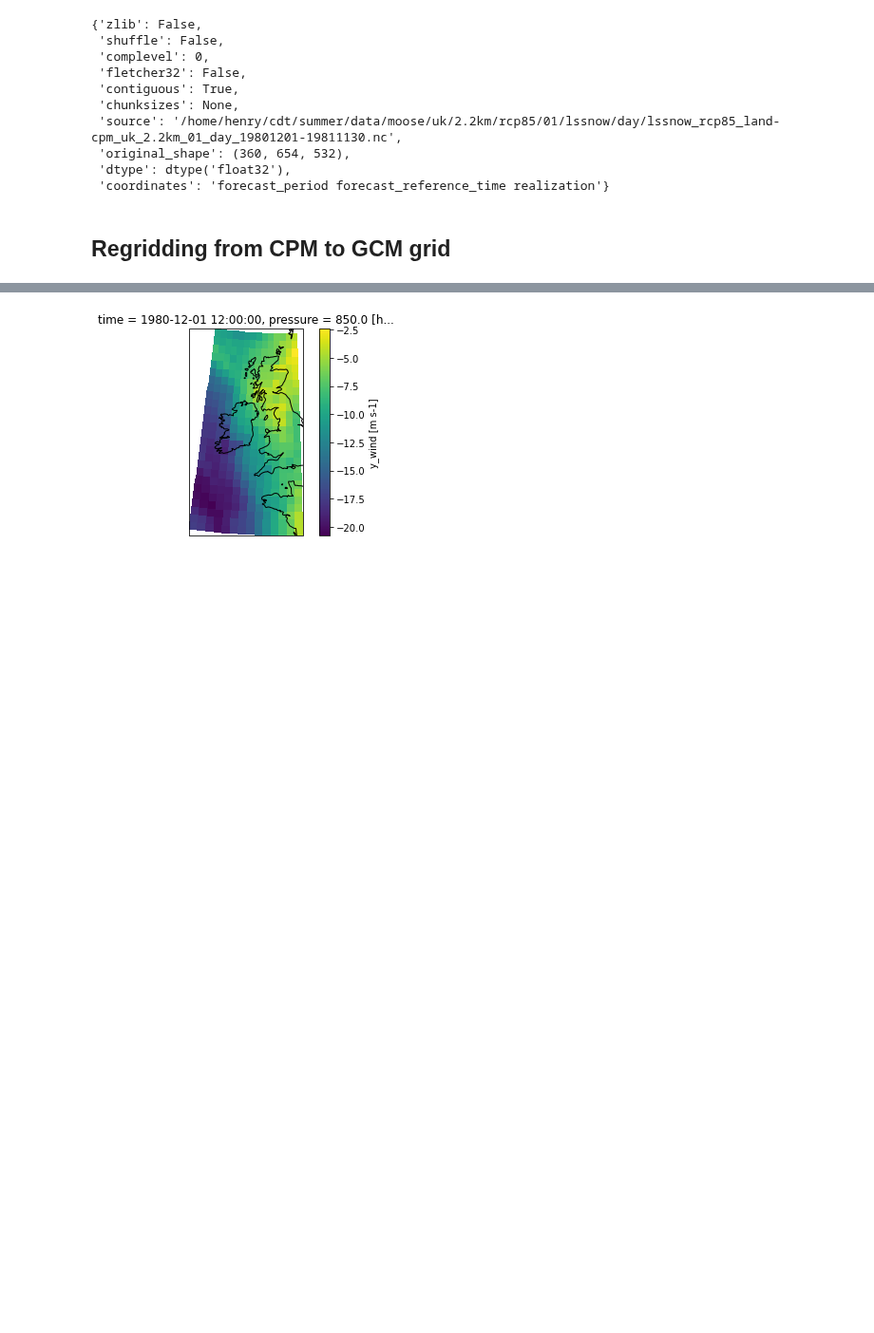
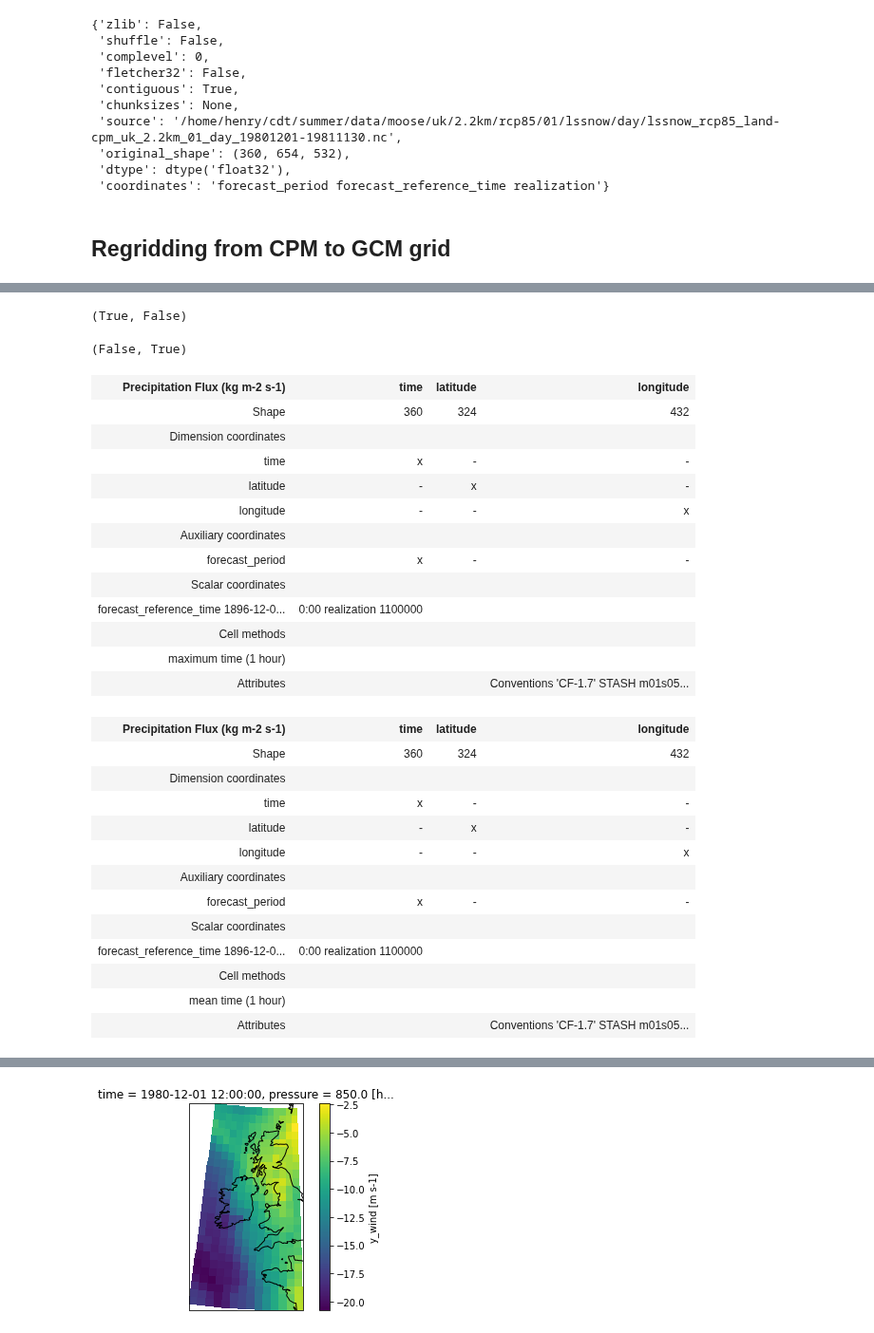
Before and after one commit to henryaddison/ml-downscaling-emulation, a Jupyter notebook: notebooks/learning/regridding-adventures.ipynb, the cells around one changed output, grey strips where cells are left out. Shown at 95% size. Drawn from its saved outputs; the diff is of its cells as text; code cells hidden in the pictures; blank space fills up the shorter version.

```diff
--- a/notebooks/learning/regridding-adventures.ipynb
+++ b/notebooks/learning/regridding-adventures.ipynb
@@ -259 +308,38 @@ ywind_cpm = xr.open_dataset(ywind_cpm_path).sel(pressure=[20, 850]).isel(time=sl
+# %%
+"rotated_latitude_longitude" in xwind_cpm.variables.keys(), "latitude_longitude" in xwind_cpm.variables.keys(),
+# %% [output]
+(True, False)
+# %%
+"rotated_latitude_longitude" in pr_gcm.variables.keys(), "latitude_longitude" in pr_gcm.variables,
+# %% [output]
+(False, True)
+# %%
+iris.load(pr_gcm_path)
+# %% [output]
+| Precipitation Flux (kg m-2 s-1) | time | latitude | longitude |
+| Shape | 360 | 324 | 432 |
+| Dimension coordinates |  |  |  |
+| time | x | - | - |
+| latitude | - | x | - |
+| longitude | - | - | x |
+| Auxiliary coordinates |  |  |  |
+| forecast_period | x | - | - |
+| Scalar coordinates |  |  |  |
+| forecast_reference_time 1896-12-0... | 0:00 realization 1100000 |  |  |
+| Cell methods |  |  |  |
+| maximum time (1 hour) |  |  |  |
+| Attributes |  |  | Conventions 'CF-1.7' STASH m01s05... |
+| Precipitation Flux (kg m-2 s-1) | time | latitude | longitude |
+| Shape | 360 | 324 | 432 |
+| Dimension coordinates |  |  |  |
+| time | x | - | - |
+| latitude | - | x | - |
+| longitude | - | - | x |
+| Auxiliary coordinates |  |  |  |
+| forecast_period | x | - | - |
+| Scalar coordinates |  |  |  |
+| forecast_reference_time 1896-12-0... | 0:00 realization 1100000 |  |  |
+| Cell methods |  |  |  |
+| mean time (1 hour) |  |  |  |
+| Attributes |  |  | Conventions 'CF-1.7' STASH m01s05... |
 # %%
```
Also changed, not shown: parts of 18 cells of this notebook.
